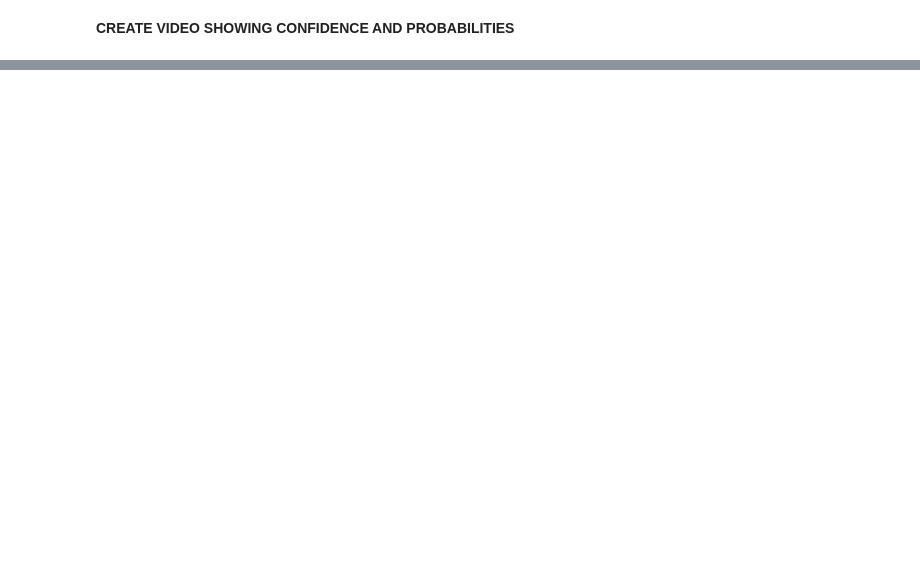
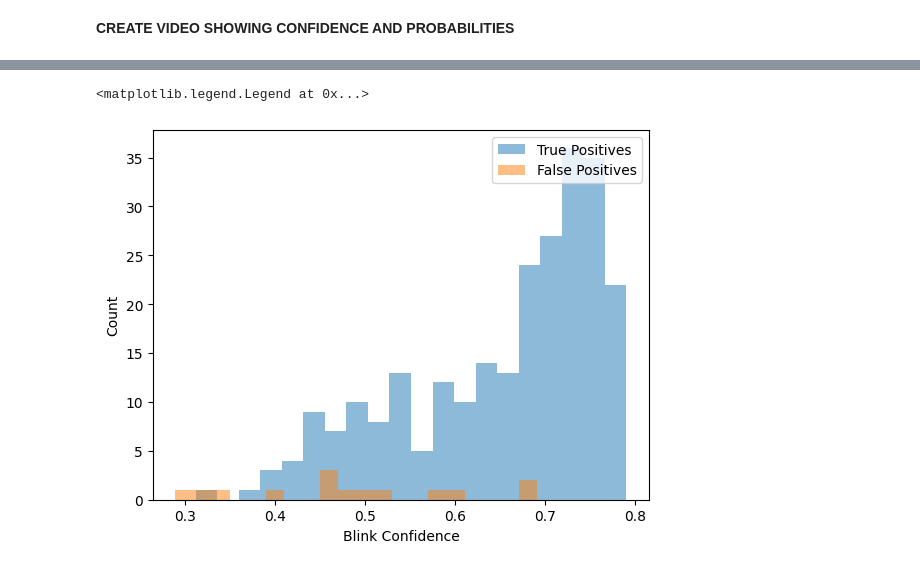
Before and after one commit to tpfffr/neon_blink_detection, a Jupyter notebook: notebooks/detect_blinks.ipynb, the cells around one changed output, grey strips where cells are left out. Saved outputs shown, nothing was run; the diff lists cells and outputs as text; code cells hidden in the pictures; blank space fills up the shorter version.

```diff
--- a/notebooks/detect_blinks.ipynb
+++ b/notebooks/detect_blinks.ipynb
@@ -534,12 +559,12 @@ from matplotlib import pyplot as plt
 from matplotlib import animation
 from IPython.display import HTML
 import seaborn as sns
-iclip = 7
+iclip = 5
 
 confidence_blink = np.array(data_dict[clip_names[iclip]]['confidence_blink_tp'])
 confidence_blink_sorted_idx = np.argsort(confidence_blink)
 
-index = confidence_blink_sorted_idx[1]
+index = confidence_blink_sorted_idx[0]
 print(index)
 
 fig, axs = plt.subplots(2, 2)
@@ -600,0 +789,13 @@ im2 = axs[0 ,0].imshow(video_left[0, :, :], cmap='gray')
+# %%
+import matplotlib.pyplot as plt
+# same as above, but normalize the two histograms to the same area
+fig, ax = plt.subplots(1, 1)
+ax.hist(true_positive_confidence, bins=20, alpha=0.5, label="True Positives", density=False)
+ax.hist(false_positive_confidence[0:100], bins=20, alpha=0.5, label="False Positives", density=False)
+ax.set_xlabel("Blink Confidence")
+ax.set_ylabel("Count")
+ax.legend(loc="upper right")
+# ax.set_ylim(0, 10)
+# %% [output]
+<matplotlib.legend.Legend at 0x...>
+[figure, added]
```
Also changed, not shown: parts of 23 cells of this notebook, 4 other files.
